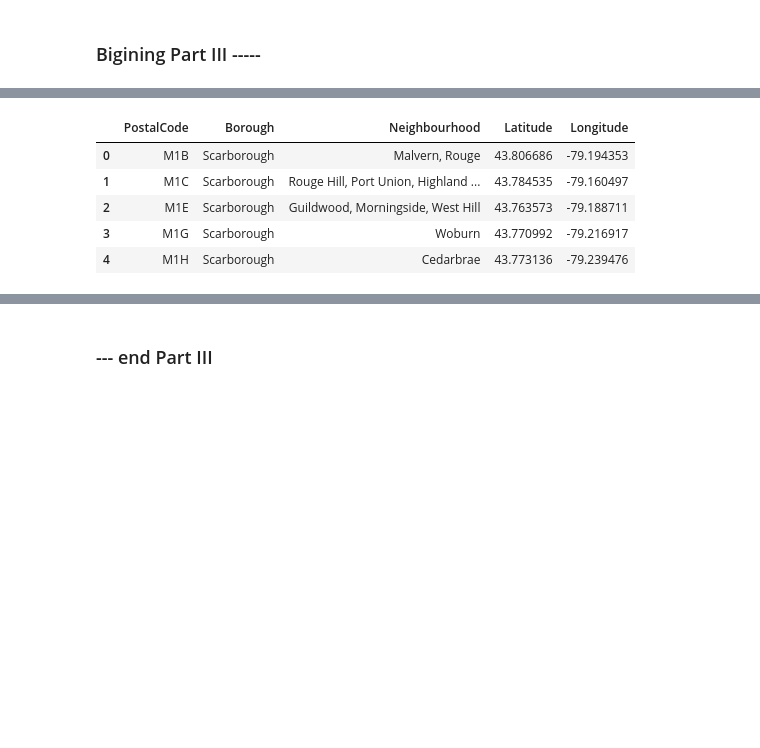
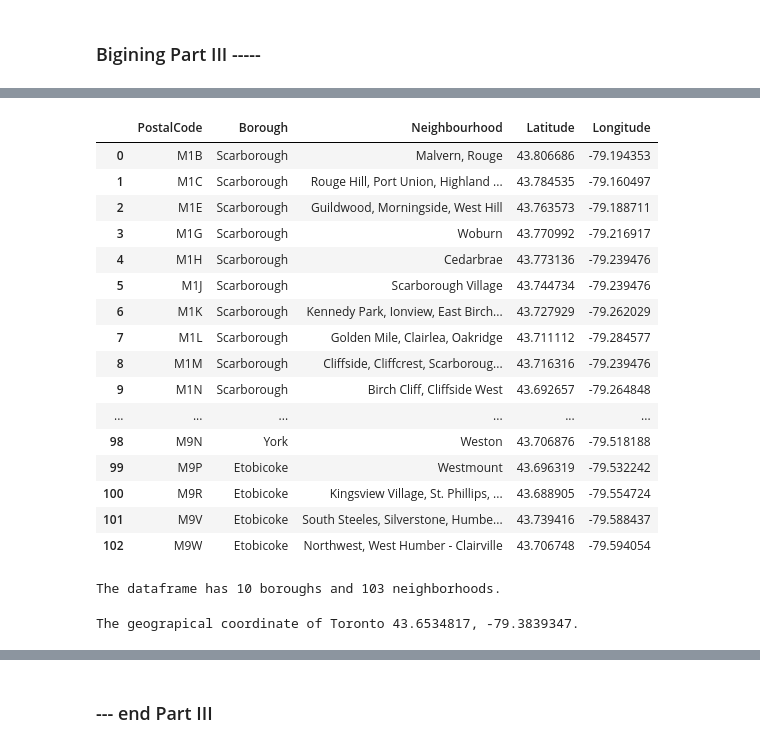
Before and after one commit to jinozab/capstone, a Jupyter notebook: capstone_toronto_W3-Part-III.ipynb, the cells around one changed output, grey strips where cells are left out. Drawn from its saved outputs; the diff is of its cells as text; code cells hidden in the pictures; blank space fills up the shorter version.

```diff
--- a/capstone_toronto_W3-Part-III.ipynb
+++ b/capstone_toronto_W3-Part-III.ipynb
@@ -1,2 +1,28 @@
 # %% [markdown]
 ### Bigining Part III -----
+# %%
+import numpy as np # library to handle data in a vectorized manner
+
+import pandas as pd # library for data analsysis
+pd.set_option('display.max_columns', None)
+pd.set_option('display.max_rows', None)
+
+import json # library to handle JSON files
+
+!conda install -c conda-forge geopy --yes # uncomment this line if you haven't completed the Foursquare API lab
+from geopy.geocoders import Nominatim # convert an address into latitude and longitude values
+
+import requests # library to handle requests
+from pandas.io.json import json_normalize # tranform JSON file into a pandas dataframe
+
+# Matplotlib and associated plotting modules
+import matplotlib.cm as cm
+import matplotlib.colors as colors
+
+# import k-means from clustering stage
+from sklearn.cluster import KMeans
+
+#!conda install -c conda-forge folium=0.5.0 --yes # uncomment this line if you haven't completed the Foursquare API lab
+import folium # map rendering library
+
+print('Libraries imported.')
@@ -4,11 +48,40 @@
 # Restore the dataFrame create in Part II
 %store -r neigh_df
 # %%
-neigh_df.head()
+neigh_df.head(200)
 # %% [output]
 |  | PostalCode | Borough | Neighbourhood | Latitude | Longitude |
 | 0 | M1B | Scarborough | Malvern, Rouge | 43.806686 | -79.194353 |
 | 1 | M1C | Scarborough | Rouge Hill, Port Union, Highland ... | 43.784535 | -79.160497 |
 | 2 | M1E | Scarborough | Guildwood, Morningside, West Hill | 43.763573 | -79.188711 |
 | 3 | M1G | Scarborough | Woburn | 43.770992 | -79.216917 |
 | 4 | M1H | Scarborough | Cedarbrae | 43.773136 | -79.239476 |
+| 5 | M1J | Scarborough | Scarborough Village | 43.744734 | -79.239476 |
+| 6 | M1K | Scarborough | Kennedy Park, Ionview, East Birch... | 43.727929 | -79.262029 |
+| 7 | M1L | Scarborough | Golden Mile, Clairlea, Oakridge | 43.711112 | -79.284577 |
+| 8 | M1M | Scarborough | Cliffside, Cliffcrest, Scarboroug... | 43.716316 | -79.239476 |
+| 9 | M1N | Scarborough | Birch Cliff, Cliffside West | 43.692657 | -79.264848 |
+| ... | ... | ... | ... | ... | ... |
+| 98 | M9N | York | Weston | 43.706876 | -79.518188 |
+| 99 | M9P | Etobicoke | Westmount | 43.696319 | -79.532242 |
+| 100 | M9R | Etobicoke | Kingsview Village, St. Phillips, ... | 43.688905 | -79.554724 |
+| 101 | M9V | Etobicoke | South Steeles, Silverstone, Humbe... | 43.739416 | -79.588437 |
+| 102 | M9W | Etobicoke | Northwest, West Humber - Clairville | 43.706748 | -79.594054 |
+# %%
+print('The dataframe has {} boroughs and {} neighbourhoods.'.format(
+        len(neigh_df['Borough'].unique()),
+        neigh_df.shape[0]
+    )
+)
+# %% [output]
+The dataframe has 10 boroughs and 103 neighborhoods.
+# %%
+address = 'Toronto, Canada'
+
+geolocator = Nominatim(user_agent="ny_explorer")
+location = geolocator.geocode(address)
+latitude = location.latitude
+longitude = location.longitude
+print('The geograpical coordinate of Toronto {}, {}.'.format(latitude, longitude))
+# %% [output]
+The geograpical coordinate of Toronto 43.6534817, -79.3839347.
```
Also changed, not shown: parts of 25 cells of this notebook.
